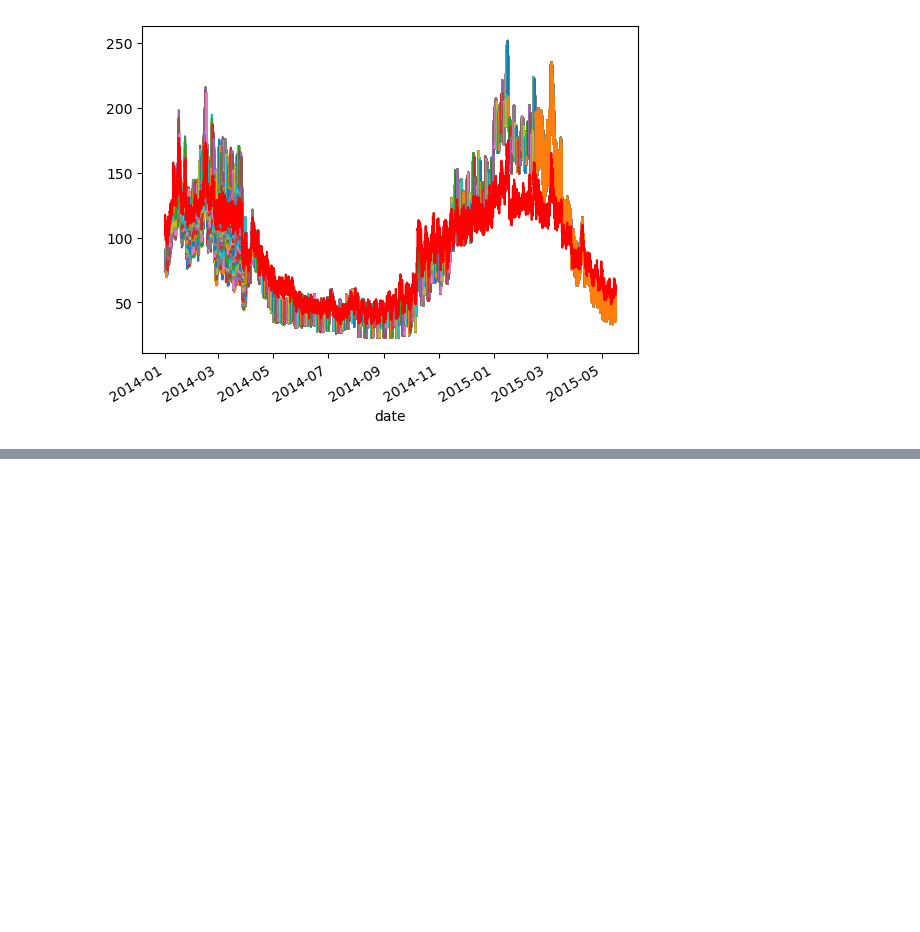
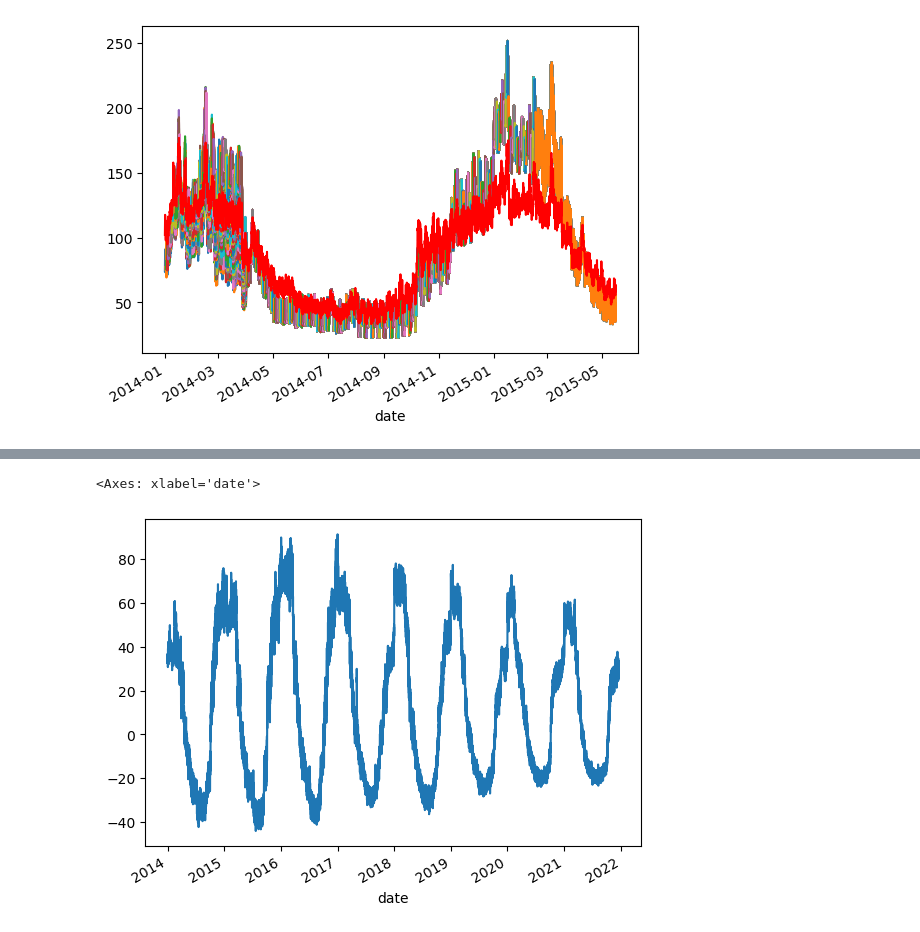
Before and after one commit to m-edal/normet, a Jupyter notebook: tutorials/Case1_autodeweather.ipynb, the cells around one changed output, grey strips where cells are left out. Drawn from its saved outputs; the diff is of its cells as text; code cells hidden in the pictures; blank space fills up the shorter version.

```diff
--- a/tutorials/Case1_autodeweather.ipynb
+++ b/tutorials/Case1_autodeweather.ipynb
@@ -320,0 +341,5 @@ ax.legend().set_visible(False)
+# %%
+dft['day_julian'].plot()
+# %% [output]
+<Axes: xlabel='date'>
+[figure, added]
```
Also changed, not shown: parts of 5 cells of this notebook.
